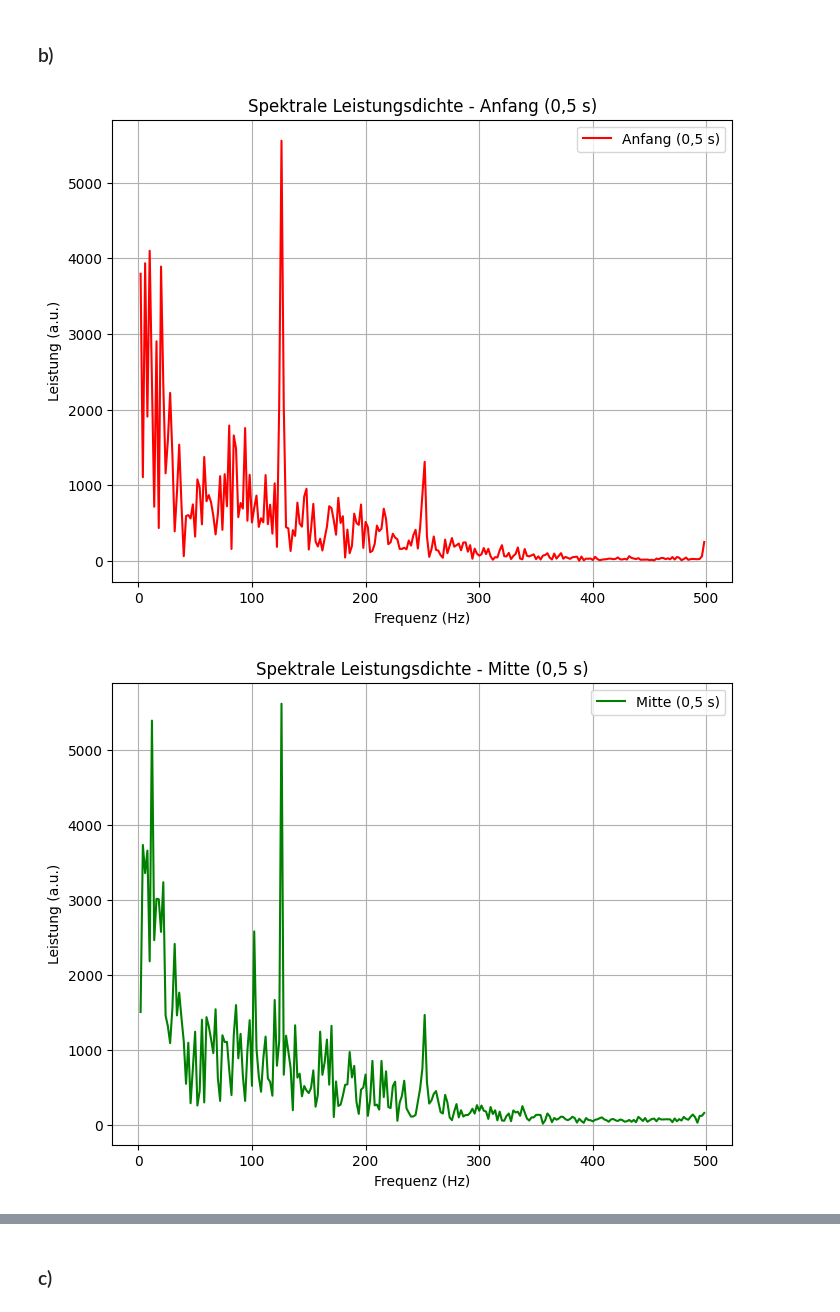
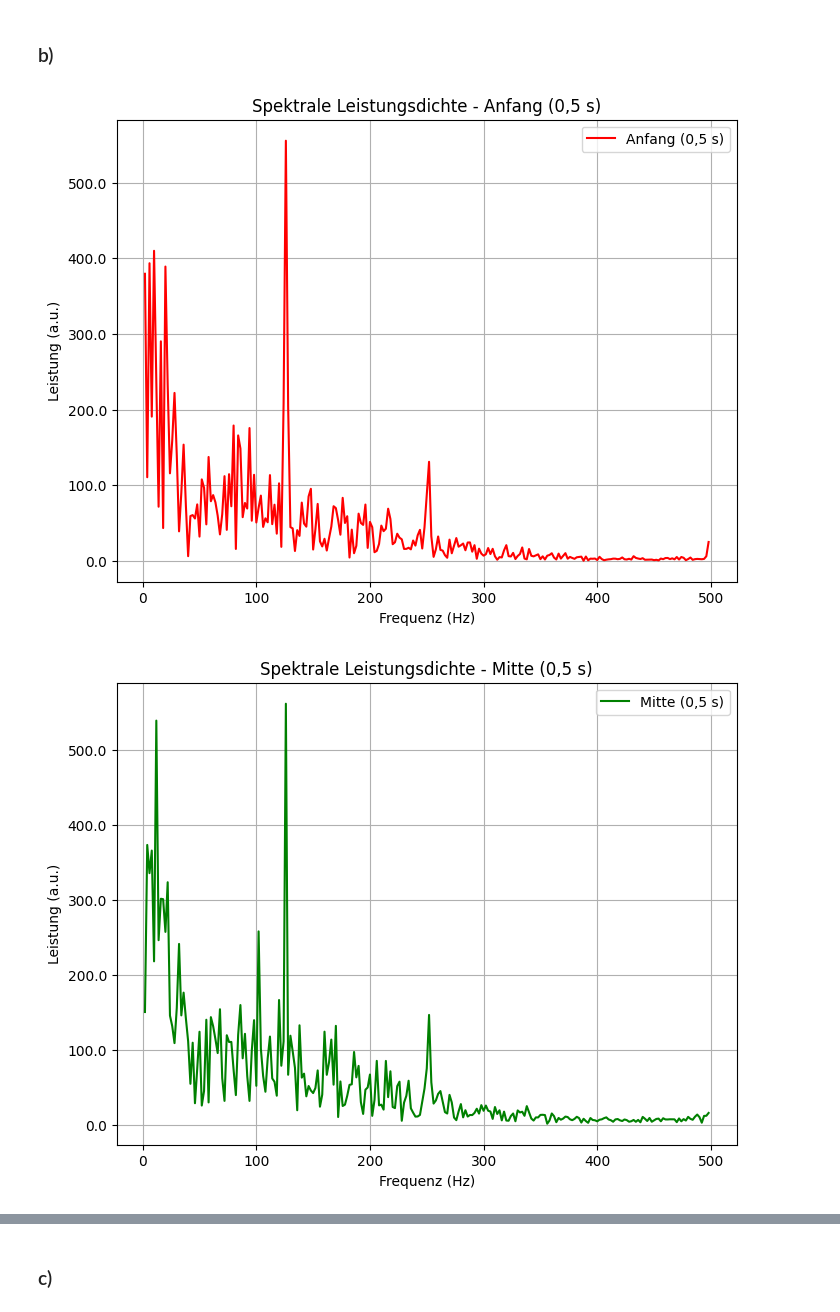
Before and after one commit to VPaulineC/Praktikum-3, a Jupyter notebook: MainCode3.ipynb, the cells around one changed output, grey strips where cells are left out. Drawn from its saved outputs; the diff is of its cells as text; code cells hidden in the pictures.

```diff
--- a/MainCode3.ipynb
+++ b/MainCode3.ipynb
@@ -423,33 +423,36 @@ end_power, end_freqs = l3f.get_power(end_segment, fs)
 
 # Plot für das Segment "Anfang"
 plt.figure(figsize=(8, 6))
+plt.gca().yaxis.set_major_formatter(plt.FuncFormatter(lambda x, _: f'{int(x)/10}'))  # Entferne die letzte 0 optisch
 plt.plot(start_freqs, start_power, color='red', label='Anfang (0,5 s)')
 plt.title('Spektrale Leistungsdichte - Anfang (0,5 s)')
 plt.xlabel('Frequenz (Hz)')
 plt.ylabel('Leistung (a.u.)')
 plt.legend()
 plt.grid()
 plt.show()
 
 # Plot für das Segment "Mitte"
 plt.figure(figsize=(8, 6))
+plt.gca().yaxis.set_major_formatter(plt.FuncFormatter(lambda x, _: f'{int(x)/10}'))  # Entferne die letzte 0 optisch
 plt.plot(middle_freqs, middle_power, color='green', label='Mitte (0,5 s)')
 plt.title('Spektrale Leistungsdichte - Mitte (0,5 s)')
 plt.xlabel('Frequenz (Hz)')
 plt.ylabel('Leistung (a.u.)')
 plt.legend()
 plt.grid()
 plt.show()
 
 # Plot für das Segment "Ende"
 plt.figure(figsize=(8, 6))
+plt.gca().yaxis.set_major_formatter(plt.FuncFormatter(lambda x, _: f'{int(x)/10}'))  # Entferne die letzte 0 optisch
 plt.plot(end_freqs, end_power, color='blue', label='Ende (0,5 s)')
 plt.title('Spektrale Leistungsdichte - Ende (0,5 s)')
 plt.xlabel('Frequenz (Hz)')
 plt.ylabel('Leistung (a.u.)')
 plt.legend()
 plt.grid()
 plt.show()
 # %% [output]
-[figure, old version]
+[figure, new version]
-[figure, old version]
+[figure, new version]
```
Also changed, not shown: parts of 17 cells of this notebook.
